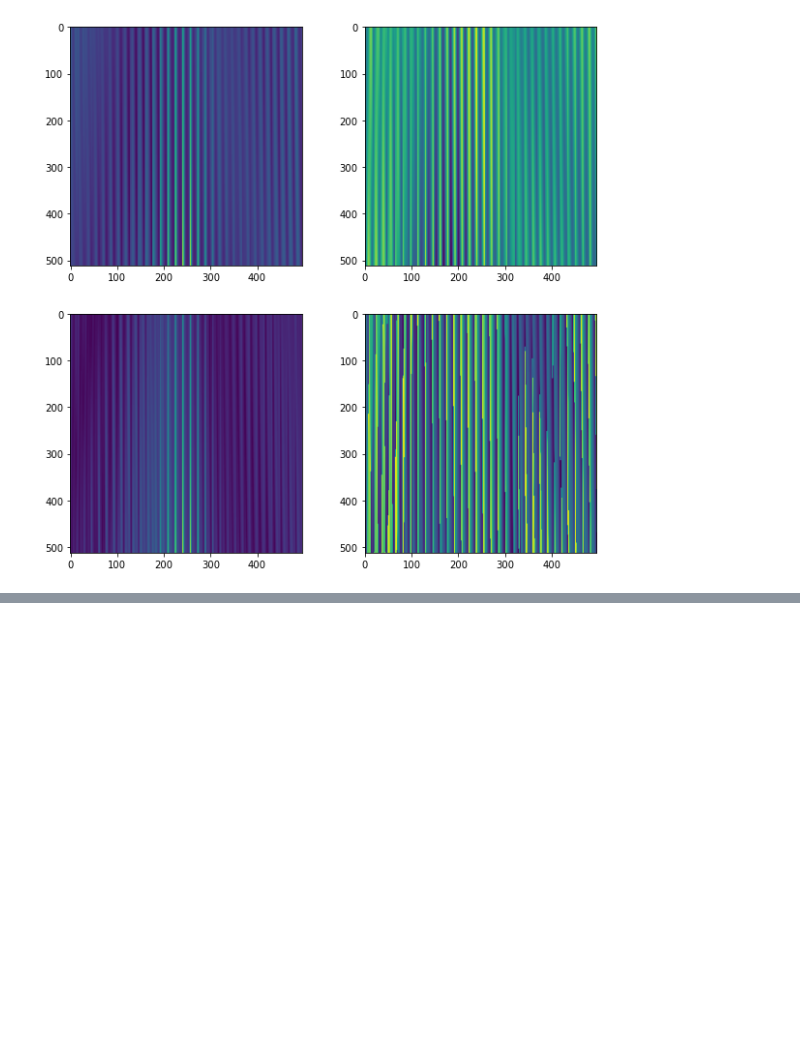
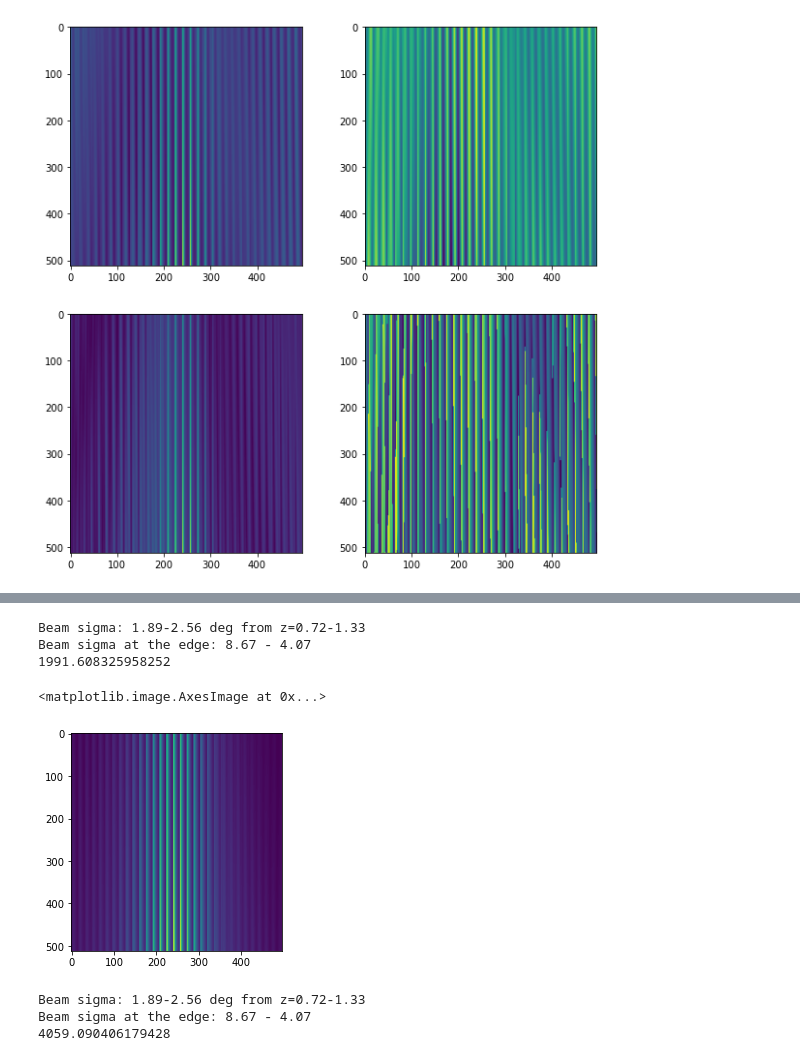
Before and after one commit to radiohep/imcurio, a Jupyter notebook: notebooks/point_source_vis.ipynb, the cells around one changed output, grey strips where cells are left out. Saved outputs shown, nothing was run; the diff lists cells and outputs as text; code cells hidden in the pictures; blank space fills up the shorter version.

```diff
--- a/notebooks/point_source_vis.ipynb
+++ b/notebooks/point_source_vis.ipynb
@@ -82,0 +184,33 @@ plt.imshow(np.angle(visDI))
+# %%
+%autoreload
+start = time.time()
+high = 5.*np.pi/180.
+low =  -5.*np.pi/180.
+position = -20.
+Sc20_15 = imc.SourceCat('/astro/u/chenzhi/imcurio/sims/GLEAM_EGC_v2_trim.fits', position= position, condition= (low,high))
+visDI20_15 = T.get_visibilities(B, Sc20_15, vopts={'interpolation':'lin'})
+end = time.time()
+print(end-start)
+# %% [output]
+Beam sigma: 1.89-2.56 deg from z=0.72-1.33
+Beam sigma at the edge: 8.67 - 4.07
+1991.608325958252
+# %%
+plt.imshow(np.real(visDI20_15))
+# %% [output]
+<matplotlib.image.AxesImage at 0x...>
+[figure, added]
+# %%
+%autoreload
+start = time.time()
+high = 10.*np.pi/180.
+low =  -10.*np.pi/180.
+position = -20.
+Sc20_10 = imc.SourceCat('/astro/u/chenzhi/imcurio/sims/GLEAM_EGC_v2_trim.fits', position= position, condition= (low,high))
+visDI20_10 = T.get_visibilities(B, Sc20_10, vopts={'interpolation':'lin'})
+end = time.time()
+print(end-start)
+# %% [output]
+Beam sigma: 1.89-2.56 deg from z=0.72-1.33
+Beam sigma at the edge: 8.67 - 4.07
+4059.090406179428
```
Also changed, not shown: parts of 17 cells of this notebook, 2 other files.
